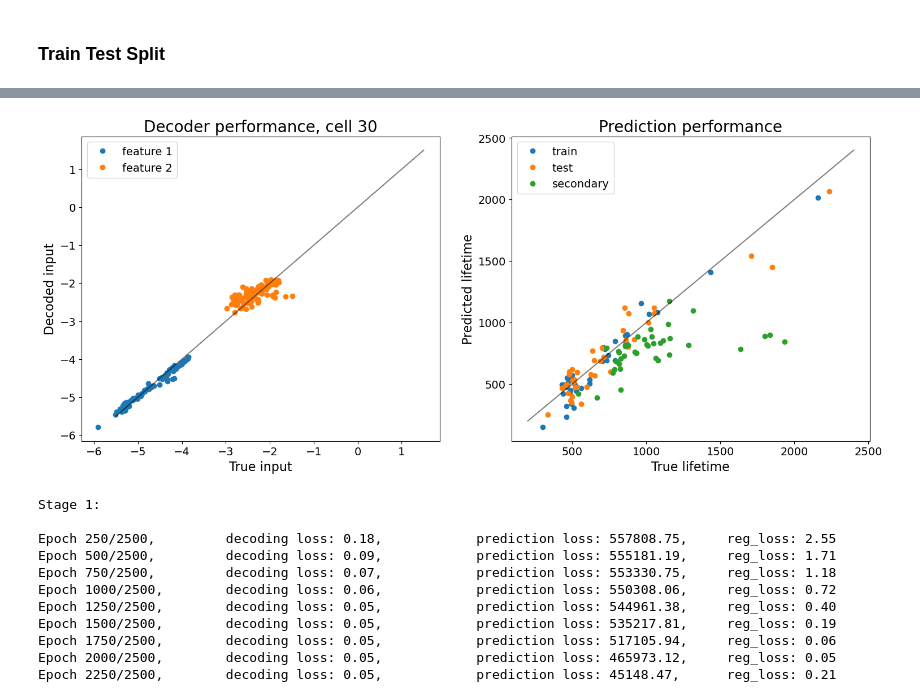
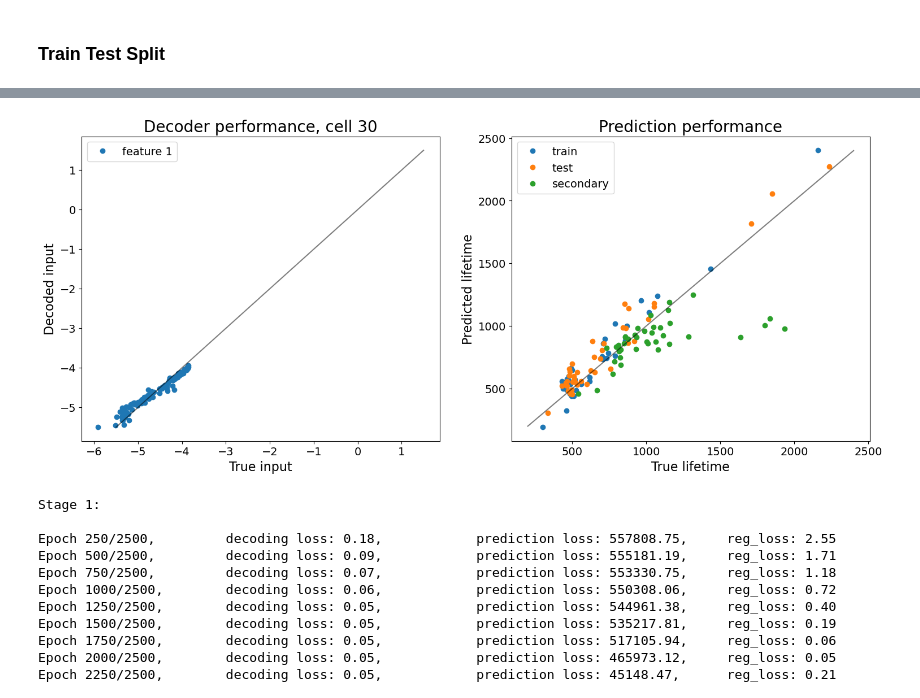
Before and after one commit to nathan99sun/HybridPred, a Jupyter notebook: source/AutoEncoders_DimensionReduction.ipynb, the cells around one changed output, grey strips where cells are left out. Cells and saved outputs as stored; diff of their text form; code cells hidden in the pictures.

```diff
--- a/source/AutoEncoders_DimensionReduction.ipynb
+++ b/source/AutoEncoders_DimensionReduction.ipynb
@@ -27,10 +27,10 @@ cut_start = 1
 
 features = [
     "DeltaQ_logVars",
-#    "DeltaQ_mins",
+    #"DeltaQ_mins",
     #"DeltaQ_means",
     # "DeltaT_max",
-     "DeltaT_logVars",
+    # "DeltaT_logVars",
 ]
 
 n_cycles = n_cycles - cut_start
@@ -78,10 +78,10 @@ train_policy = {
     "num_stages": 1,
     "epochs": [500],
     "learning_rates": [5e-4],
-    "batch_sizes": [64, 64],
-    "prediction_weights": [1/7000],
-    "decoding_weights": [100],
-    "en_weights": [50]
+    "batch_sizes": [8],
+    "prediction_weights": [1/1000],
+    "decoding_weights": [10],
+    "en_weights": [1]
 }
 
 
@@ -108,4 +108,4 @@ sec      362.65424
-[figure, old version]
+[figure, new version]
 # %%
 # ON DELTAQLOGVARS AND DELTATLOGVARS
 train_policy = {
```
Also changed, not shown: parts of 3 cells of this notebook.
